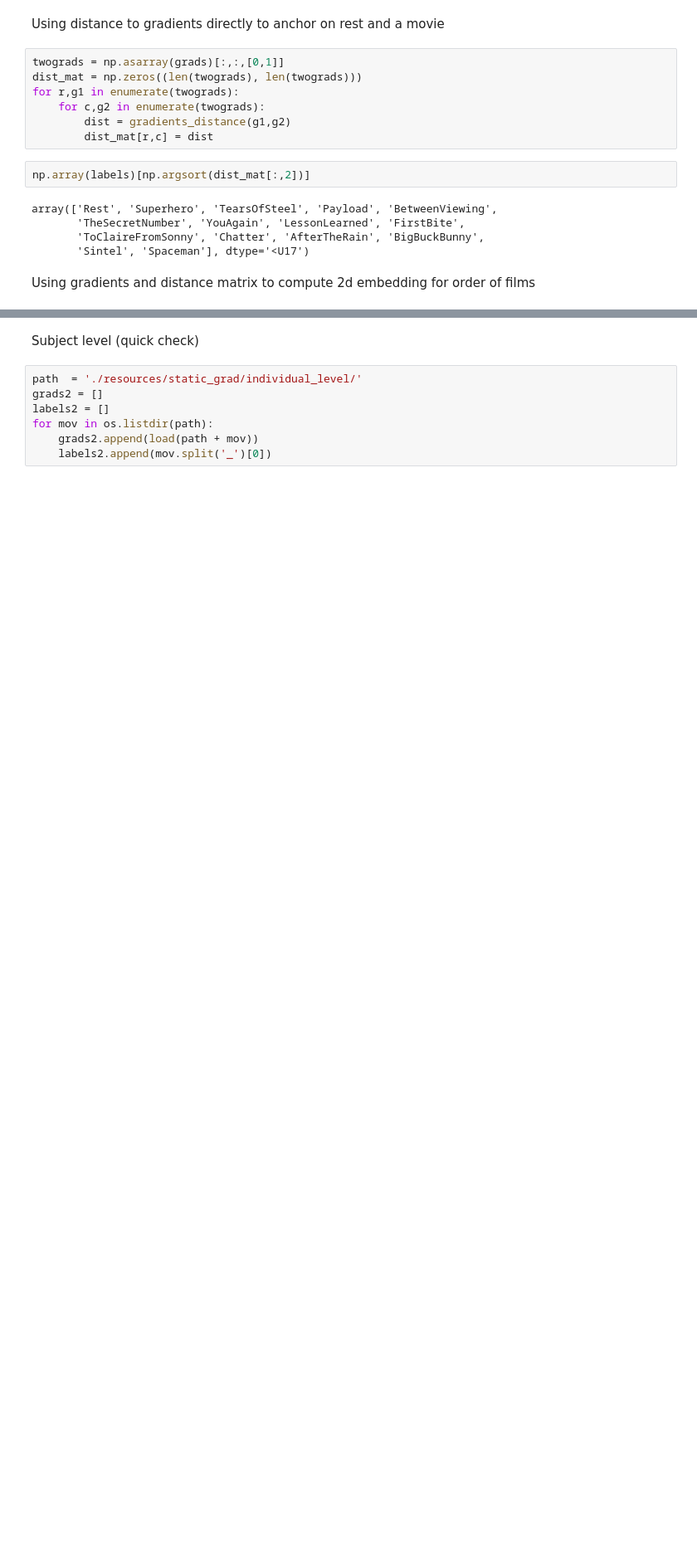
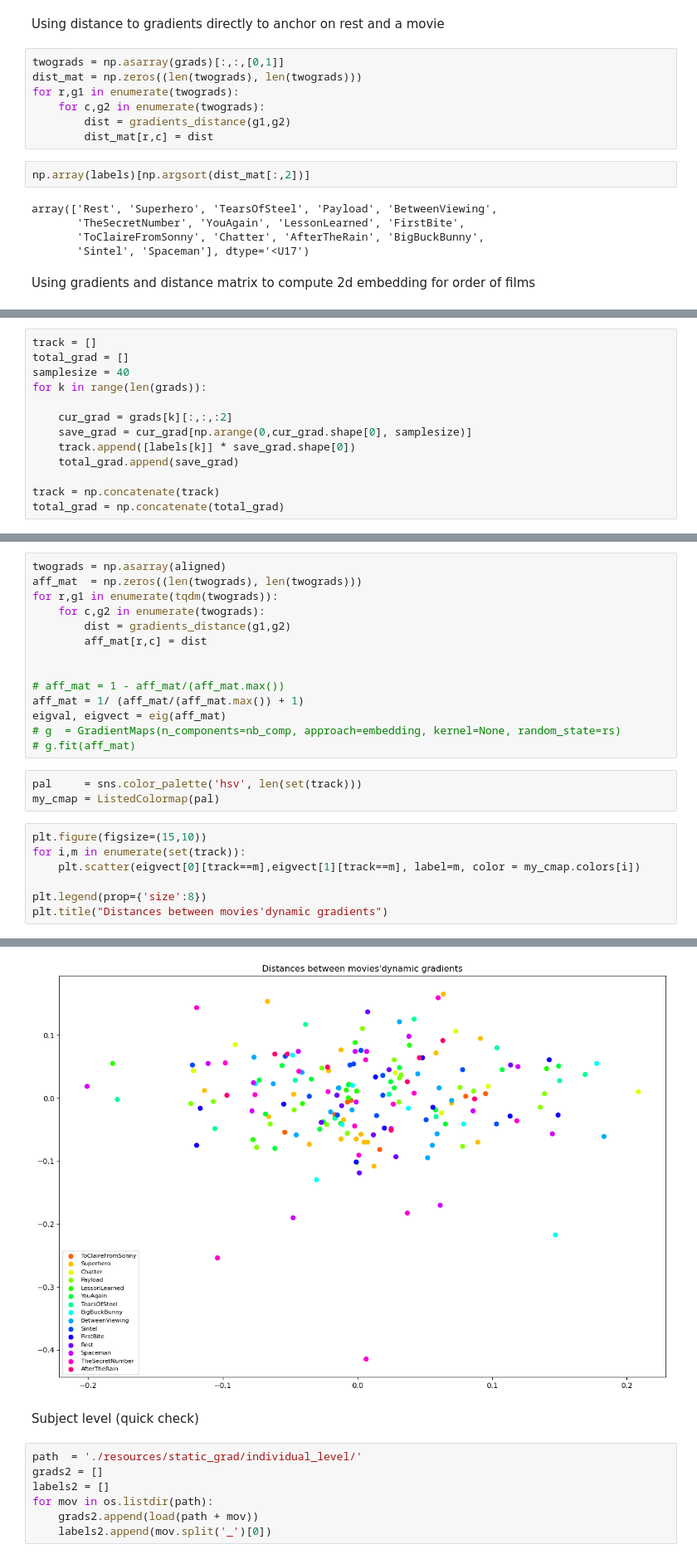
Before and after one commit to MIPLabCH/emoguide_gradients, a Jupyter notebook: 09_fmri_gradient_rest-films_order.ipynb, the cells around one changed output, grey strips where cells are left out. Shown at 83% size. Saved outputs shown, nothing was run; the diff lists cells and outputs as text; blank space fills up the shorter version.

```diff
--- a/09_fmri_gradient_rest-films_order.ipynb
+++ b/09_fmri_gradient_rest-films_order.ipynb
@@ -215,0 +233,13 @@ Text(0, 0.5, 'gradient2')
+# %%
+track = []
+total_grad = []
+samplesize = 40
+for k in range(len(grads)):
+
+    cur_grad = grads[k][:,:,:2]
+    save_grad = cur_grad[np.arange(0,cur_grad.shape[0], samplesize)]
+    track.append([labels[k]] * save_grad.shape[0])
+    total_grad.append(save_grad)
+
+track = np.concatenate(track)
+total_grad = np.concatenate(total_grad)
@@ -215,0 +255,25 @@ Text(0, 0.5, 'gradient2')
+# %%
+twograds = np.asarray(aligned)
+aff_mat  = np.zeros((len(twograds), len(twograds)))
+for r,g1 in enumerate(tqdm(twograds)):
+    for c,g2 in enumerate(twograds):
+        dist = gradients_distance(g1,g2)
+        aff_mat[r,c] = dist
+
+
+# aff_mat = 1 - aff_mat/(aff_mat.max())
+aff_mat = 1/ (aff_mat/(aff_mat.max()) + 1)
+eigval, eigvect = eig(aff_mat)
+# g  = GradientMaps(n_components=nb_comp, approach=embedding, kernel=None, random_state=rs)
+# g.fit(aff_mat)
+# %%
+pal     = sns.color_palette('hsv', len(set(track)))
+my_cmap = ListedColormap(pal)
+# %%
+plt.figure(figsize=(15,10))
+for i,m in enumerate(set(track)):
+    plt.scatter(eigvect[0][track==m],eigvect[1][track==m], label=m, color = my_cmap.colors[i])
+
+plt.legend(prop={'size':8})
+plt.title("Distances between movies'dynamic gradients")
+# %% [output]
@@ -216,3 +281,4 @@ Text(0, 0.5, 'gradient2')
+[figure, added]
 # %% [markdown]
 Subject level (quick check)
 # %%
```
Also changed, not shown: parts of 10 cells of this notebook, 8 other files.
